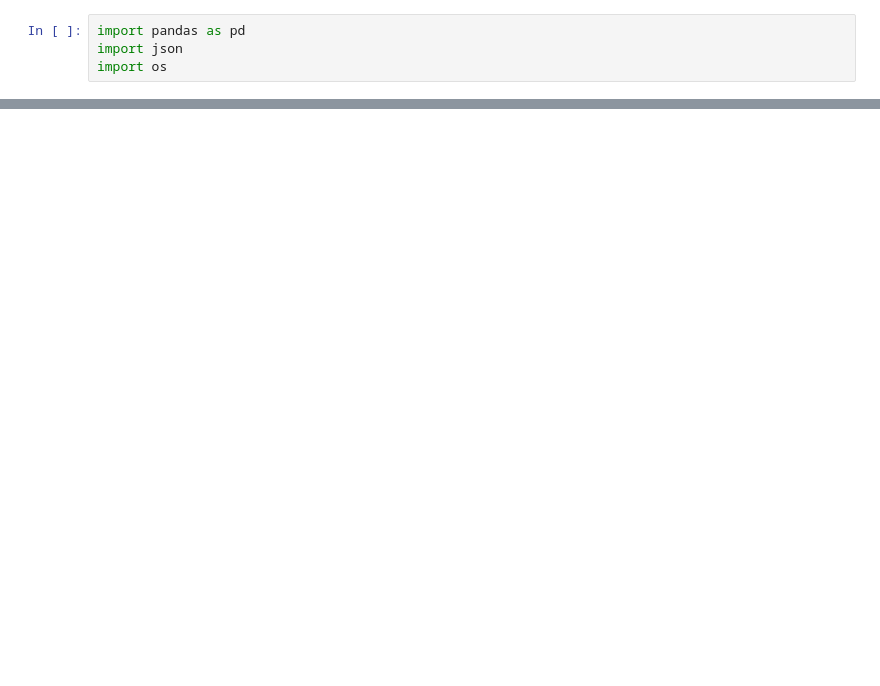
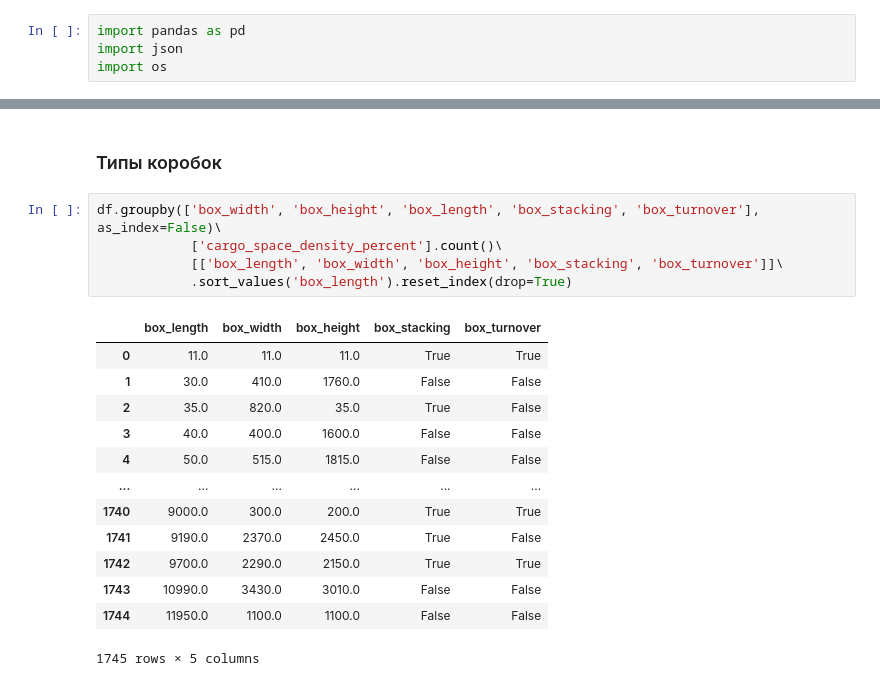
Before and after one commit to esvesv/gaprix, a Jupyter notebook: Untitled.ipynb, the cells around one changed output, grey strips where cells are left out. Saved outputs shown, nothing was run; the diff lists cells and outputs as text; blank space fills up the shorter version.

```diff
--- a/Untitled.ipynb
+++ b/Untitled.ipynb
@@ -48,0 +120,21 @@ len(df)
+# %% [markdown]
+### Типы коробок
+# %%
+df.groupby(['box_width', 'box_height', 'box_length', 'box_stacking', 'box_turnover'], as_index=False)\
+            ['cargo_space_density_percent'].count()\
+            [['box_length', 'box_width', 'box_height', 'box_stacking', 'box_turnover']]\
+            .sort_values('box_length').reset_index(drop=True)
+# %% [output]
+|  | box_length | box_width | box_height | box_stacking | box_turnover |
+| 0 | 11.0 | 11.0 | 11.0 | True | True |
+| 1 | 30.0 | 410.0 | 1760.0 | False | False |
+| 2 | 35.0 | 820.0 | 35.0 | True | False |
+| 3 | 40.0 | 400.0 | 1600.0 | False | False |
+| 4 | 50.0 | 515.0 | 1815.0 | False | False |
+| ... | ... | ... | ... | ... | ... |
+| 1740 | 9000.0 | 300.0 | 200.0 | True | True |
+| 1741 | 9190.0 | 2370.0 | 2450.0 | True | False |
+| 1742 | 9700.0 | 2290.0 | 2150.0 | True | True |
+| 1743 | 10990.0 | 3430.0 | 3010.0 | False | False |
+| 1744 | 11950.0 | 1100.0 | 1100.0 | False | False |
+1745 rows × 5 columns
```
Also changed, not shown: parts of 14 cells of this notebook, 1 other file.
